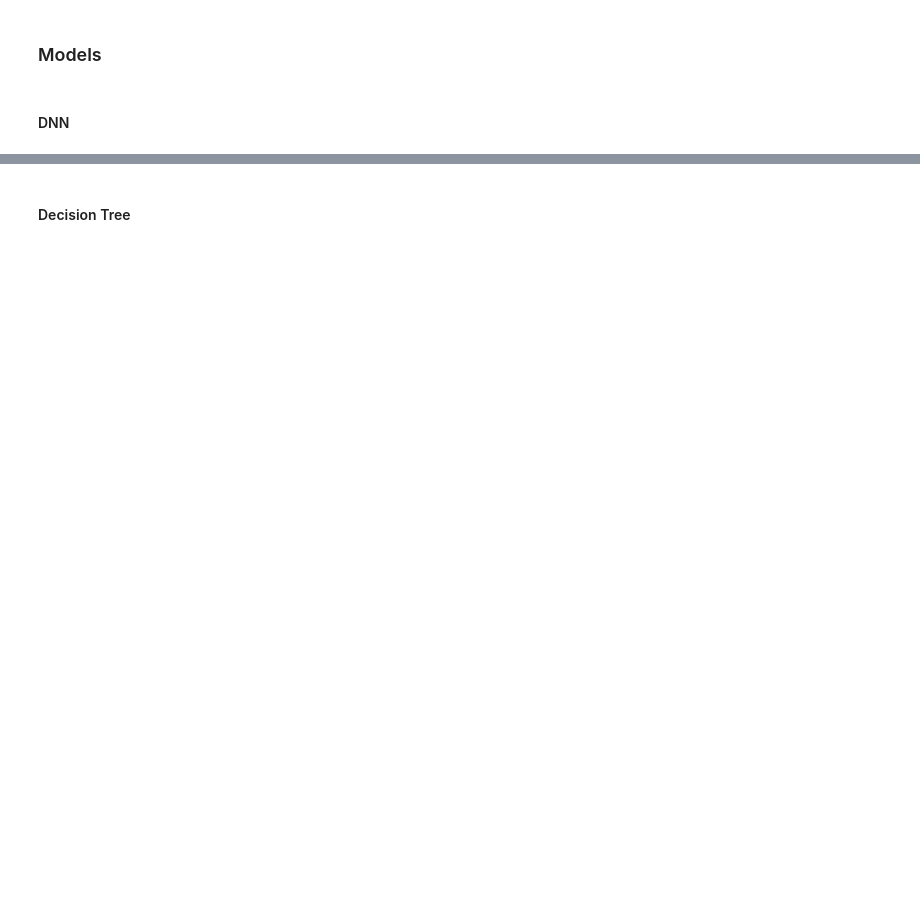
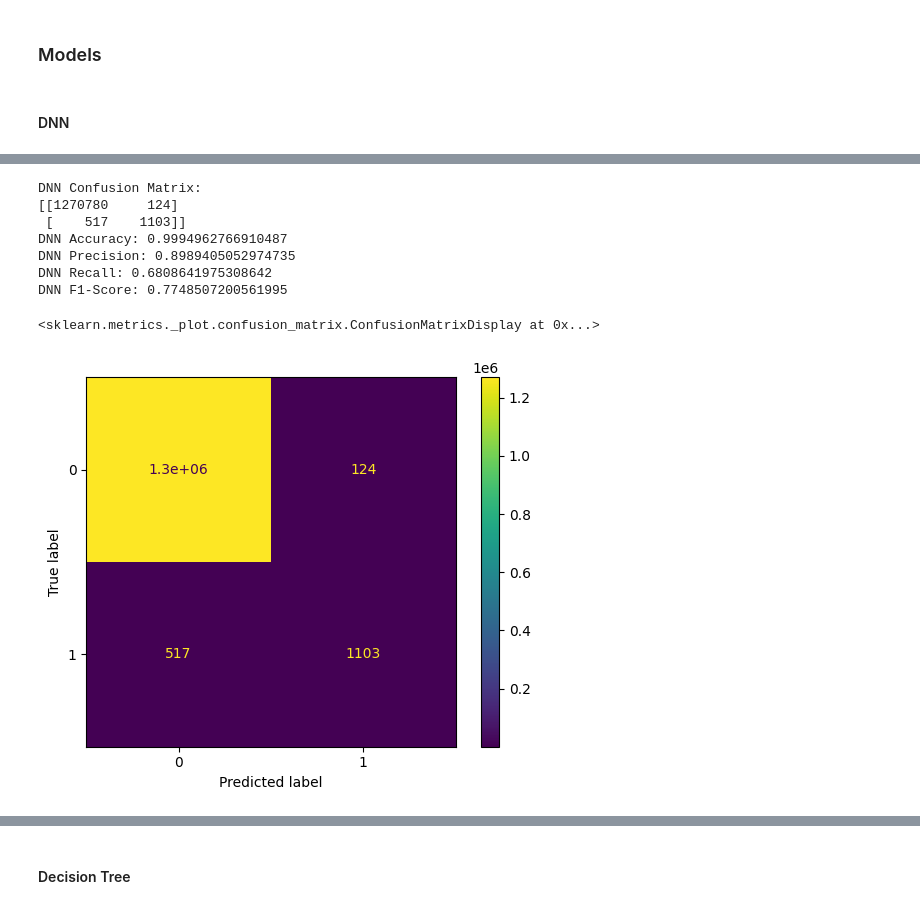
Before and after one commit to RobertKS123/ACML_Assignment, a Jupyter notebook: seanV1.ipynb, the cells around one changed output, grey strips where cells are left out. Saved outputs shown, nothing was run; the diff lists cells and outputs as text; code cells hidden in the pictures; blank space fills up the shorter version.

```diff
--- a/seanV1.ipynb
+++ b/seanV1.ipynb
@@ -17,6 +16,8 @@ import hashlib
 from imblearn.over_sampling import RandomOverSampler, SMOTE
 # %% [markdown]
 ### Pre-Processing
+# %%
+data=pd.read_csv('./Data/onlinefraud.csv')
 # %%
 # convert type to number categorical
 data["type"] = data["type"].map({"CASH_OUT": 1, "PAYMENT": 2, "CASH_IN": 3, "TRANSFER": 4, "DEBIT": 5})
@@ -24,5 +32,5 @@ data.head()
 # %%
-data = data.drop(["nameOrig", "nameDest"], axis=1)
+data = data.drop(["nameOrig", "nameDest","step"], axis=1)
 # %%
 # Prepare the Data
 X = data.drop(['isFraud'], axis=1)
@@ -42,6 +50,6 @@ dnn_model.add(Dense(64, activation='relu', input_dim=X_train_scaled.shape[1]))
 dnn_model.add(Dense(32, activation='relu'))
 dnn_model.add(Dense(1, activation='sigmoid'))
 dnn_model.compile(optimizer='adam', loss='binary_crossentropy')
-dnn_model.fit(X_train_scaled, y_train, epochs=10, batch_size=32)
+dnn_model.fit(X_train_scaled, y_train, epochs=6, batch_size=32)
 dnn_predictions = dnn_model.predict(X_test_scaled)
 dnn_predictions = np.round(dnn_predictions)
@@ -47,0 +70,3 @@ dnn_predictions = np.round(dnn_predictions)
+# %%
+dnn_predictions = dnn_model.predict(X_test_scaled)
+dnn_predictions = np.round(dnn_predictions)
@@ -48,16 +75,28 @@ dnn_predictions = np.round(dnn_predictions)
 # %%
 # Calculate Evaluation Metrics
 dnn_confusion_matrix = confusion_matrix(y_test, dnn_predictions)
 dnn_accuracy = accuracy_score(y_test, dnn_predictions)
 dnn_precision = precision_score(y_test, dnn_predictions)
 dnn_recall = recall_score(y_test, dnn_predictions)
 dnn_f1_score = f1_score(y_test, dnn_predictions)
 
 
 # Print the results
 print("DNN Confusion Matrix:")
 print(dnn_confusion_matrix)
 print("DNN Accuracy:", dnn_accuracy)
 print("DNN Precision:", dnn_precision)
 print("DNN Recall:", dnn_recall)
 print("DNN F1-Score:", dnn_f1_score)
+
+ConfusionMatrixDisplay(confusion_matrix=dnn_confusion_matrix).plot()
+# %% [output]
+DNN Confusion Matrix:
+[[1270780     124]
+ [    517    1103]]
+DNN Accuracy: 0.9994962766910487
+DNN Precision: 0.8989405052974735
+DNN Recall: 0.6808641975308642
+DNN F1-Score: 0.7748507200561995
+<sklearn.metrics._plot.confusion_matrix.ConfusionMatrixDisplay at 0x...>
+[figure, added]
```
Also changed, not shown: parts of 11 cells of this notebook, 1 other file.
